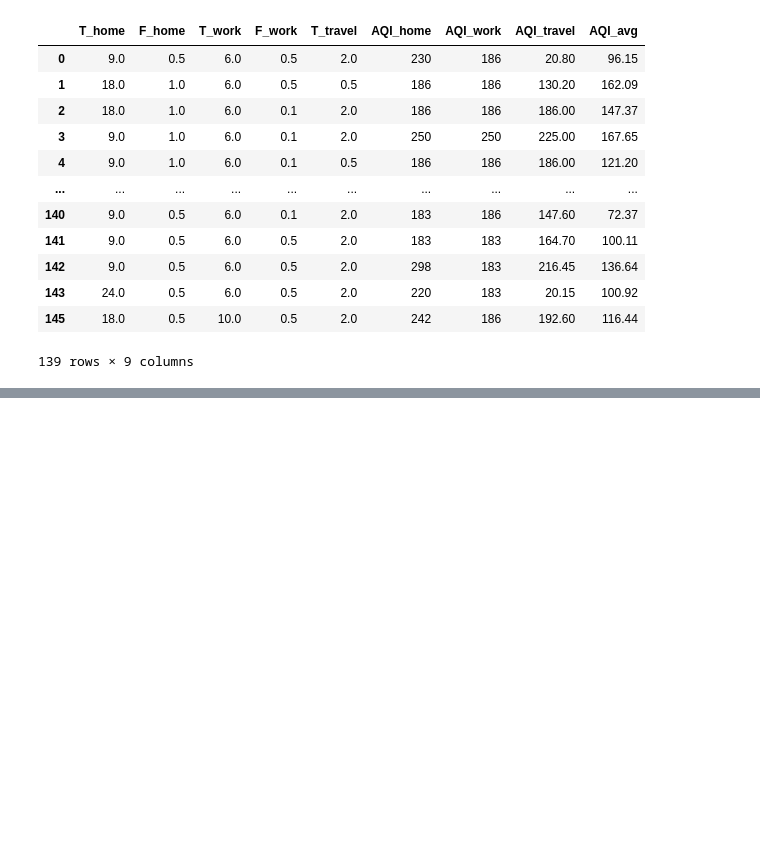
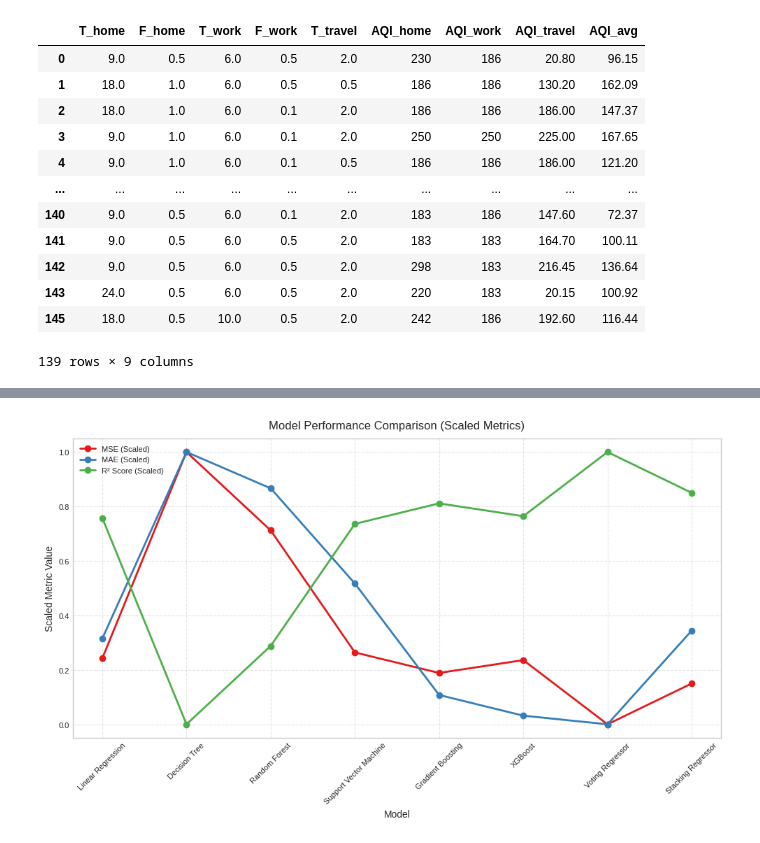
Before and after one commit to Wrudra/AirAwareDhaka, a Jupyter notebook: airawaredhaka.ipynb, the cells around one changed output, grey strips where cells are left out. Saved outputs shown, nothing was run; the diff lists cells and outputs as text; code cells hidden in the pictures; blank space fills up the shorter version.

```diff
--- a/airawaredhaka.ipynb
+++ b/airawaredhaka.ipynb
@@ -387,0 +598,20 @@ print(performance_df)
+# %%
+# Create a DataFrame to display the performance
+performance_df = pd.DataFrame(performance)
+print("\nPerformance Comparison (Individual + Ensemble Models):")
+print(performance_df.to_string(index=False))
+
+# Rank models by MSE (ascending - lower is better)
+print("\nRanked by MSE (Lower is Better):")
+mse_ranked = performance_df.sort_values(by='MSE', ascending=True)
+print(mse_ranked[['Model', 'MSE']].to_string(index=False))
+
+# Rank models by MAE (ascending - lower is better)
+print("\nRanked by MAE (Lower is Better):")
+mae_ranked = performance_df.sort_values(by='MAE', ascending=True)
+print(mae_ranked[['Model', 'MAE']].to_string(index=False))
+
+# Rank models by R² Score (descending - higher is better)
+print("\nRanked by R² Score (Higher is Better):")
+r2_ranked = performance_df.sort_values(by='R2 Score', ascending=False)
+print(r2_ranked[['Model', 'R2 Score']].to_string(index=False))
@@ -387,0 +636,30 @@ print(performance_df)
+# %%
+# Visualization: Line Plot for Overall Comparison (Scaled Metrics)
+# Scale the metrics to a common range for better comparison in a single plot
+performance_df_scaled = performance_df.copy()
+performance_df_scaled['MSE'] = (performance_df['MSE'] - performance_df['MSE'].min()) / (performance_df['MSE'].max() - performance_df['MSE'].min())
+performance_df_scaled['MAE'] = (performance_df['MAE'] - performance_df['MAE'].min()) / (performance_df['MAE'].max() - performance_df['MAE'].min())
+performance_df_scaled['R2 Score'] = (performance_df['R2 Score'] - performance_df['R2 Score'].min()) / (performance_df['R2 Score'].max() - performance_df['R2 Score'].min())
+
+# Clean style
+plt.style.use('seaborn-v0_8-whitegrid')
+
+# Use a colorful palette for the lines
+colors = sns.color_palette("Set1", n_colors=3)  # Vibrant, distinct colors
+
+# Create the line plot
+plt.figure(figsize=(10, 6))
+plt.plot(performance_df_scaled['Model'], performance_df_scaled['MSE'], marker='o', label='MSE (Scaled)', color=colors[0], linewidth=2)
+plt.plot(performance_df_scaled['Model'], performance_df_scaled['MAE'], marker='o', label='MAE (Scaled)', color=colors[1], linewidth=2)
+plt.plot(performance_df_scaled['Model'], performance_df_scaled['R2 Score'], marker='o', label='R² Score (Scaled)', color=colors[2], linewidth=2)
+plt.title('Model Performance Comparison (Scaled Metrics)', fontsize=12, pad=10)
+plt.xlabel('Model', fontsize=10)
+plt.ylabel('Scaled Metric Value', fontsize=10)
+plt.xticks(rotation=45, fontsize=8)
+plt.yticks(fontsize=8)
+plt.legend(fontsize=8)
+plt.grid(True, linestyle='--', alpha=0.5)
+plt.tight_layout()
+plt.savefig('overall_comparison_line_colorful.png')
+# %% [output]
+[figure, added]
```
Also changed, not shown: parts of 10 cells of this notebook.
